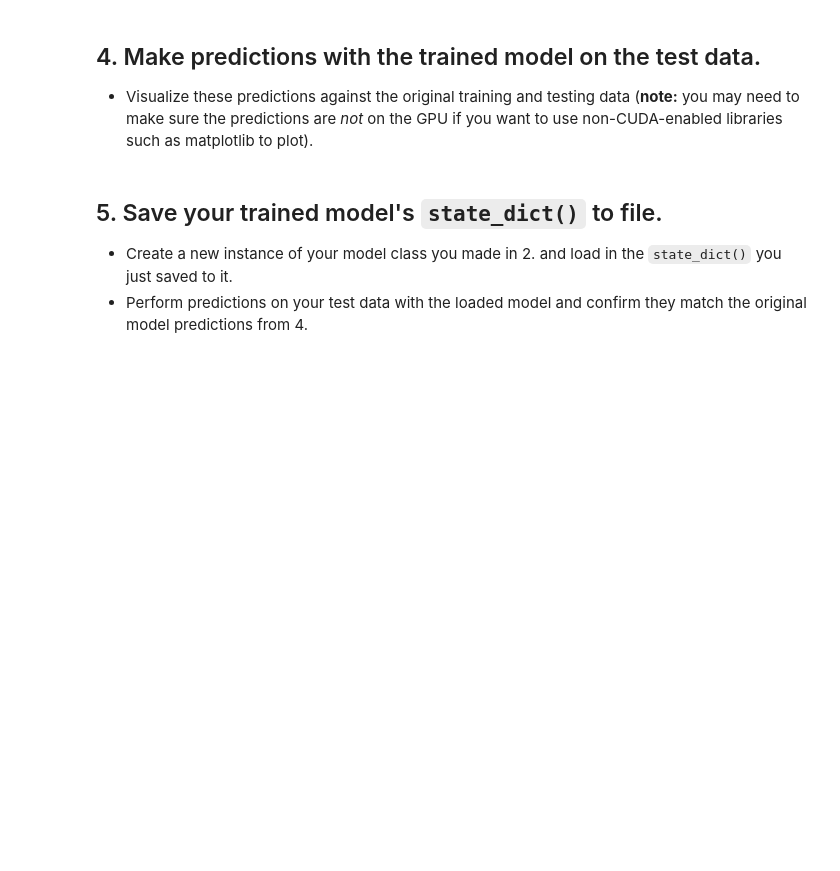
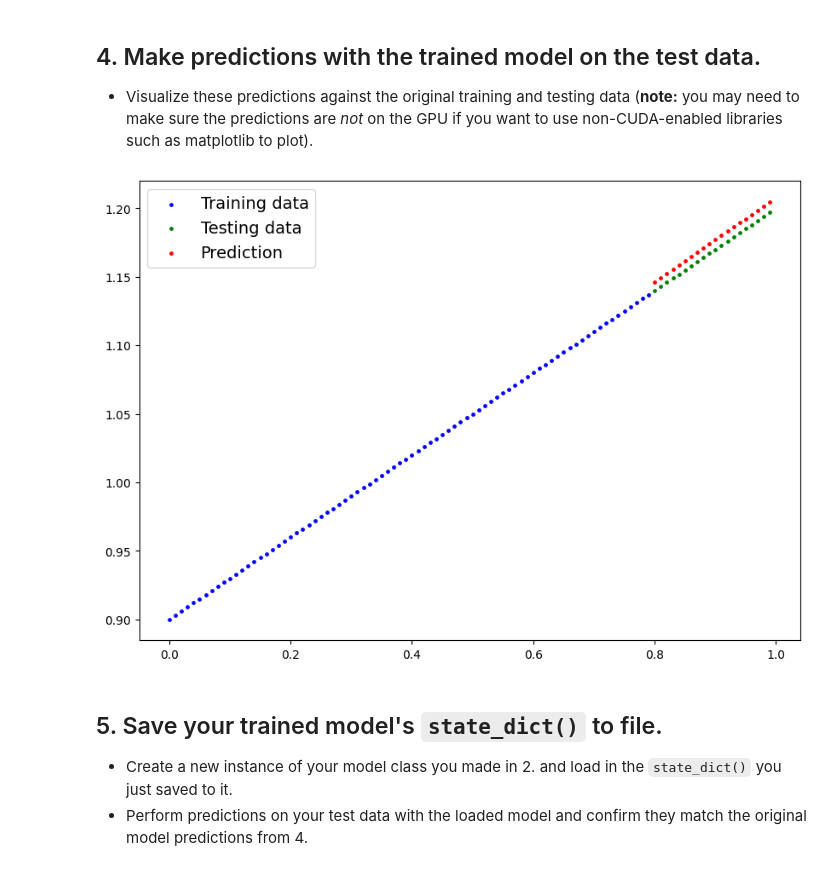
Before and after one commit to hongxun607/learn-pytorch, a Jupyter notebook: 01_pytorch_workflow_exercises.ipynb, the cells around one changed output. Cells and saved outputs as stored; diff of their text form; code cells hidden in the pictures; blank space fills up the shorter version.

```diff
--- a/01_pytorch_workflow_exercises.ipynb
+++ b/01_pytorch_workflow_exercises.ipynb
@@ -48,7 +47,7 @@ weight = 0.3
 bias = 0.9
 
 # Make X and y using linear regression feature
-X = torch.arange(0,1,0.01)
+X = torch.arange(0,1,0.01).unsqueeze(dim=1)
 y = weight * X + bias
 
 
@@ -97,3 +113,7 @@ class Model(nn.Module):
     return self.linear(x)
 # %%
 # Instantiate the model and put it to the target device
+torch.manual_seed(42)
+torch.cuda.manual_seed(42)
+model = Model()
+model.state_dict(),model.to(device)
@@ -104,45 +130,57 @@ class Model(nn.Module):
   * The training loop should test the model on the test dataset every 20 epochs.
 # %%
 # Create the loss function and optimizer
+loss_fn = nn.L1Loss()
+optimizer = torch.optim.SGD(params=model.parameters(),
+               lr=0.01)
 # %%
 # Training loop
-
+torch.manual_seed(42)
+torch.cuda.manual_seed(42)
 
 # Train model for 300 epochs
-
+epochs = 300
 
 # Send data to target device
-
+X_train,X_test = X_train.to(device),X_test.to(device)
+y_train,y_test = y_train.to(device),y_test.to(device)
 
 for epoch in range(epochs):
   ### Training
 
   # Put model in train mode
+  model.train()
 
 
   # 1. Forward pass
+  y_preds = model(X_train)
 
 
   # 2. Calculate loss
+  loss = loss_fn(y_preds,y_train)
 
 
   # 3. Zero gradients
-
+  optimizer.zero_grad()
 
   # 4. Backpropagation
-
+  loss.backward()
 
   # 5. Step the optimizer
-
+  optimizer.step()
 
   ### Perform testing every 20 epochs
   if epoch % 20 == 0:
 
     # Put model in evaluation mode and setup inference context
+    model.eval()
+    with torch.inference_mode():
 
       # 1. Forward pass
+      test_preds = model(X_test)
 
       # 2. Calculate test loss
+      test_loss = loss_fn(test_preds,y_test)
 
       # Print out what's happening
       print(f"Epoch: {epoch} | Train loss: {loss:.3f} | Test loss: {test_loss:.3f}")
@@ -151,6 +205,9 @@ for epoch in range(epochs):
   * Visualize these predictions against the original training and testing data (**note:** you may need to make sure the predictions are *not* on the GPU if you want to use non-CUDA-enabled libraries such as matplotlib to plot).
 # %%
 # Make predictions with the model
+plot_predictions(preds=test_preds)
+# %% [output]
+[figure, added]
 # %%
 # Plot the predictions (these may need to be on a specific device)
 # %% [markdown]
```
Also changed, not shown: parts of 8 cells of this notebook.
